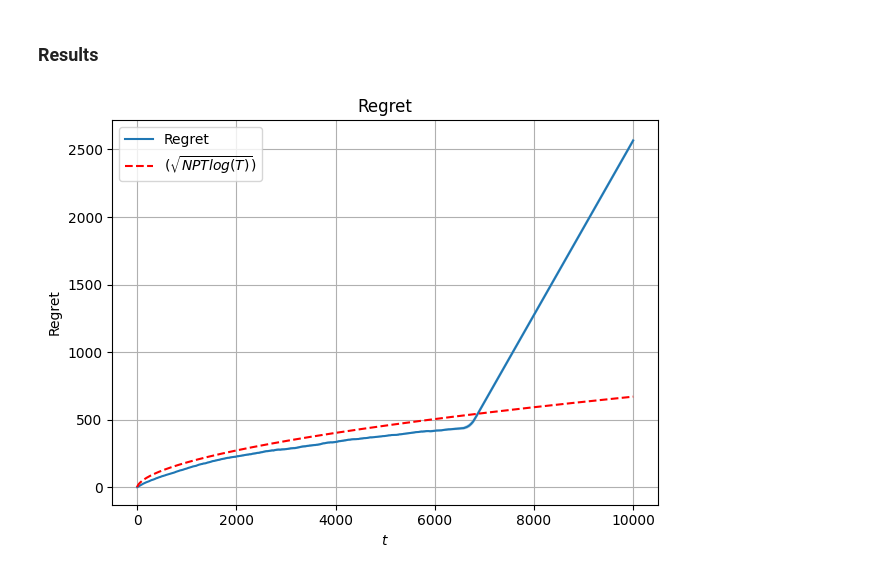
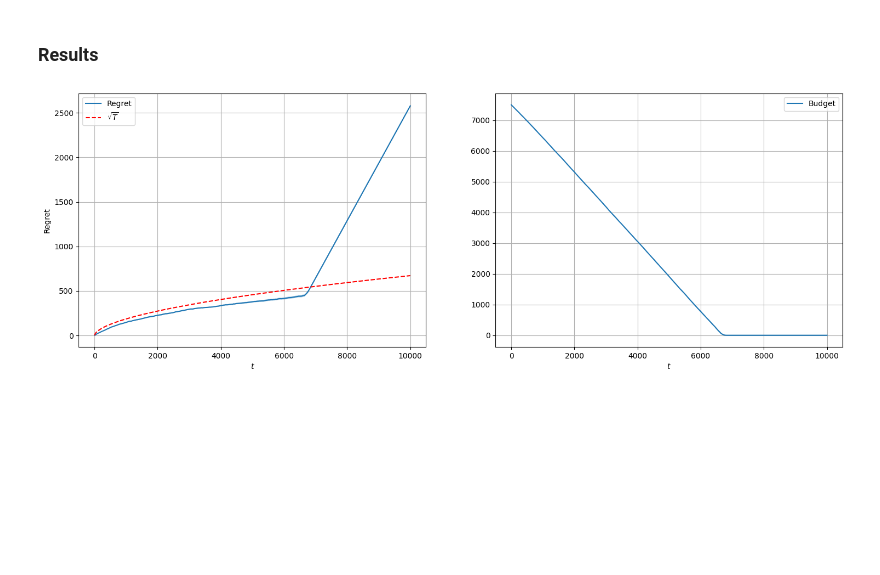
Before and after one commit to FabioFloris02/OLA2025_Floris_Sonzini_Parenti_Singh_Gottschling, a Jupyter notebook: requirement_2.ipynb, the cells around one changed output. Drawn from its saved outputs; the diff is of its cells as text; code cells hidden in the pictures; blank space fills up the shorter version.

```diff
--- a/requirement_2.ipynb
+++ b/requirement_2.ipynb
@@ -239,6 +239,8 @@ array([0.64552008, 0.64552008, 0.64552008, ..., 0.64552008, 0.64552008,
 # %%
 n_trials = 10
 regret_per_trial = []
+prices_arr = []
+budget_per_trial =[]
 for trial in range(n_trials):
 
   # Define environment and agent
@@ -246,6 +248,7 @@ for trial in range(n_trials):
   combinatorial_ucb = CombinatorialUCB(T, B, P, N, range=max_price)
 
   agent_rewards = []
+  budget = []
   for t in range(T):
     # This returns the price index
     pi_t = combinatorial_ucb.pull_arm()
@@ -260,39 +263,58 @@ for trial in range(n_trials):
       # Get rewardx
       r_t = env.round(p_t)
 
+      prices_arr.append(p_t)
+
       # Update agent state
       combinatorial_ucb.update(r_t, r_t > 0.)
 
     agent_rewards.append(np.sum(r_t))
+    budget.append(combinatorial_ucb.budget)
 
   agent_rewards = np.array(agent_rewards)
   cumulative_regret = np.cumsum(expected_clairvoyant_utilities - agent_rewards)
   regret_per_trial.append(cumulative_regret)
+  budget_per_trial.append(budget)
 
 regret_per_trial = np.array(regret_per_trial)
 average_regret = regret_per_trial.mean(axis=0) # mean
 regret_sd = regret_per_trial.std(axis=0) # standard deviation
+
+budget_per_trial = np.array(budget_per_trial)
+average_budget = budget_per_trial.mean(axis=0)
+budget_sd = budget_per_trial.std(axis=0)
 # %% [markdown]
 ### Results
 # %%
-plt.plot(np.arange(T), average_regret, label=f'Regret')
-plt.fill_between(
-    np.arange(T),
-    average_regret-regret_sd/np.sqrt(n_trials),
-    average_regret+regret_sd/np.sqrt(n_trials),
-    alpha=0.3
-)
-
 t = np.arange(1, T + 1)  # start from 1 to avoid log(0)
 theoretical_curve = (N*P*t*np.log(t))**(1/2) * (550/((N*P*7000*np.log(7000))**(1/2)))
-plt.plot(t - 1, theoretical_curve, label="$(\sqrt{NPTlog(T)})$", linestyle="--", color="red")
 
-plt.xlabel("$t$")
-plt.ylabel("Regret")
-plt.title("Regret")
-plt.legend()
-plt.grid(True)
-plt.tight_layout()
-plt.show()
+fig, axs = plt.subplots(1, 2, figsize = (18, 6))
+
+# Regret plot
+axs[0].plot(t, average_regret, label="Regret")
+axs[0].fill_between(
+    t,
+    average_regret - regret_sd / np.sqrt(n_trials),
+    average_regret + regret_sd / np.sqrt(n_trials),
+    alpha=0.3,
+)
+axs[0].plot(t, theoretical_curve, label="$\sqrt{T}$", linestyle="--", color="red")
+axs[0].set_xlabel("$t$")
+axs[0].set_ylabel("Regret")
+axs[0].legend()
+axs[0].grid(True)
+
+# Budget plot
+axs[1].plot(np.arange(T), average_budget, label="Budget")
+axs[1].fill_between(
+    np.arange(T),
+    average_budget-budget_sd/np.sqrt(n_trials),
+    average_budget+budget_sd/np.sqrt(n_trials),
+    alpha=0.3,
+)
+axs[1].set_xlabel("$t$")
+axs[1].legend()
+axs[1].grid(True)
 # %% [output]
-[figure, old version]
+[figure, new version]
```
Also changed, not shown: parts of 2 cells of this notebook, 4 other files.
